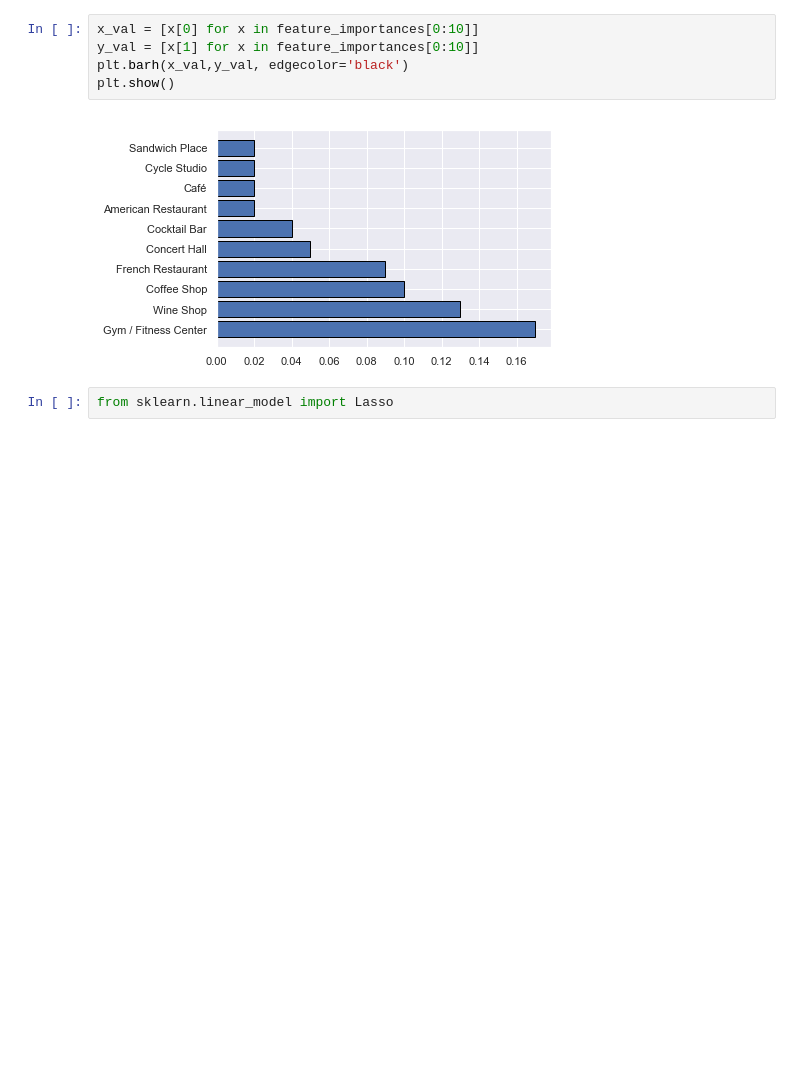
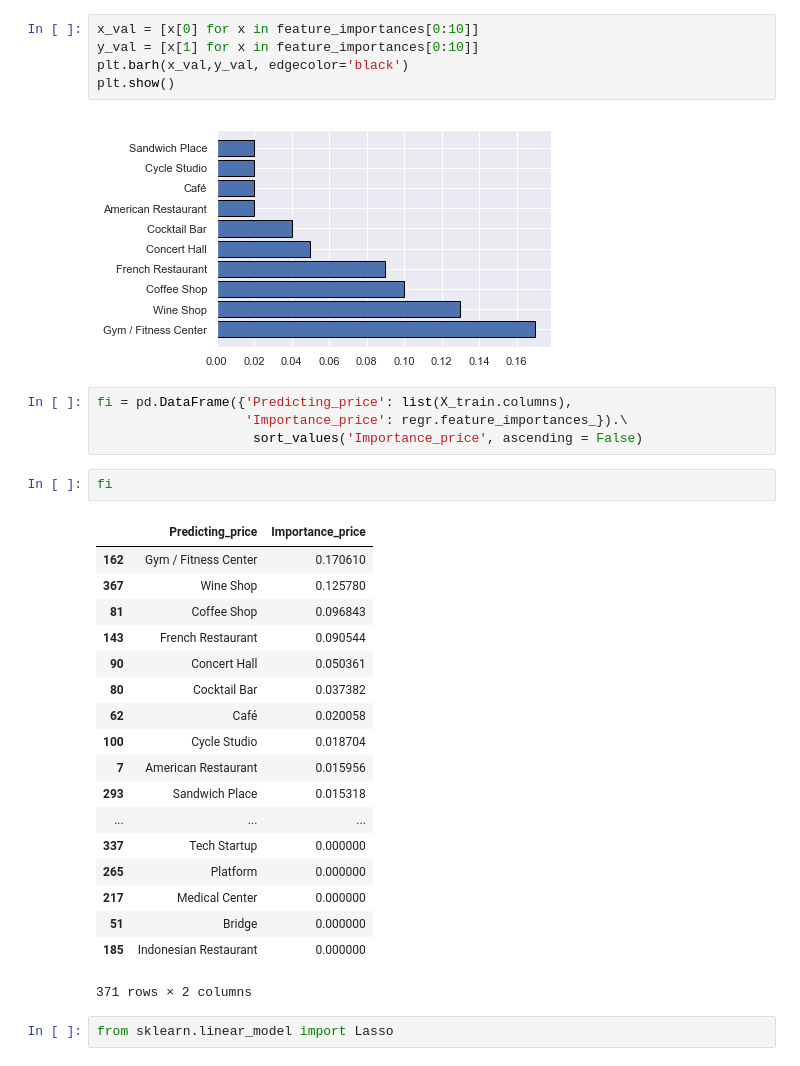
Before and after one commit to allaccountstaken/predicting_urban_home_values, a Jupyter notebook: Predicting Home Values Using Venues.ipynb, the cells around one changed output. Drawn from its saved outputs; the diff is of its cells as text; blank space fills up the shorter version.

```diff
--- a/Predicting Home Values Using Venues.ipynb
+++ b/Predicting Home Values Using Venues.ipynb
@@ -703,6 +705,31 @@ plt.barh(x_val,y_val, edgecolor='black')
 plt.show()
 # %% [output]
 [figure]
+# %%
+fi = pd.DataFrame({'Predicting_price': list(X_train.columns),
+                   'Importance_price': regr.feature_importances_}).\
+                    sort_values('Importance_price', ascending = False)
+# %%
+fi
+# %% [output]
+|  | Predicting_price | Importance_price |
+| 162 | Gym / Fitness Center | 0.170610 |
+| 367 | Wine Shop | 0.125780 |
+| 81 | Coffee Shop | 0.096843 |
+| 143 | French Restaurant | 0.090544 |
+| 90 | Concert Hall | 0.050361 |
+| 80 | Cocktail Bar | 0.037382 |
+| 62 | Café | 0.020058 |
+| 100 | Cycle Studio | 0.018704 |
+| 7 | American Restaurant | 0.015956 |
+| 293 | Sandwich Place | 0.015318 |
+| ... | ... | ... |
+| 337 | Tech Startup | 0.000000 |
+| 265 | Platform | 0.000000 |
+| 217 | Medical Center | 0.000000 |
+| 51 | Bridge | 0.000000 |
+| 185 | Indonesian Restaurant | 0.000000 |
+371 rows × 2 columns
 # %%
 from sklearn.linear_model import Lasso
 # %%
```
Also changed, not shown: parts of 1 cell of this notebook, 1 other file.
